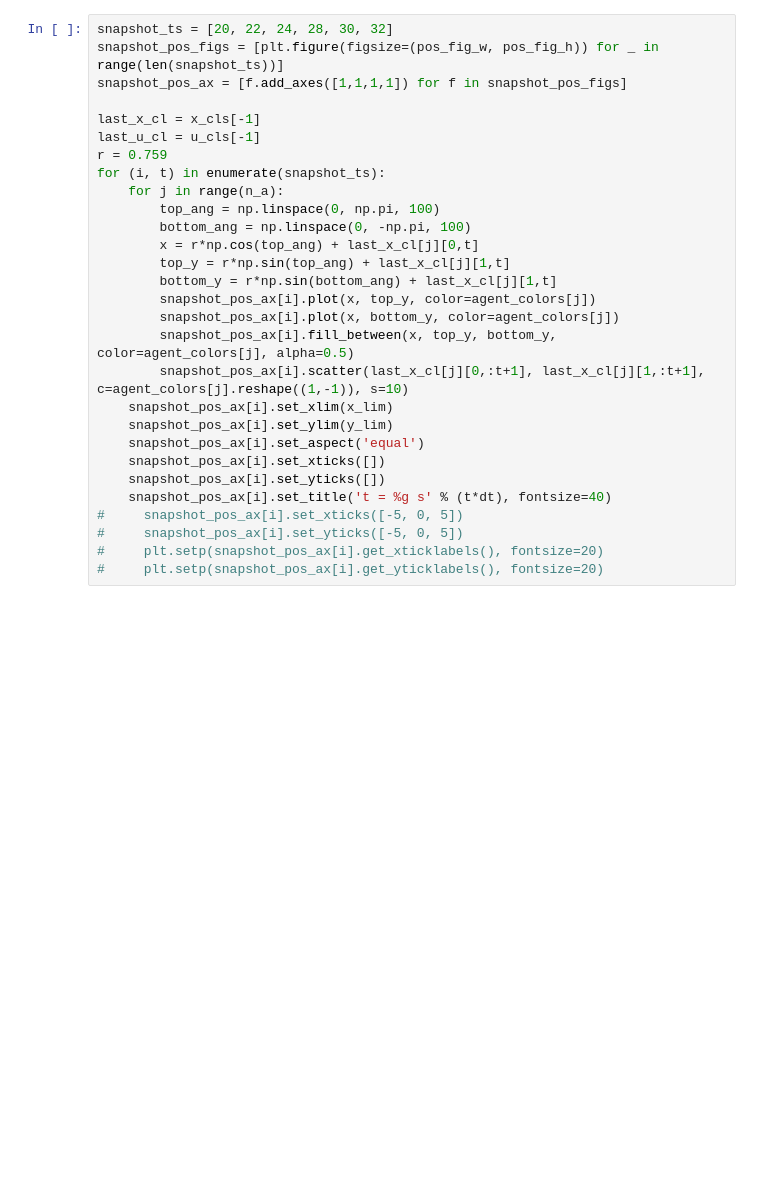
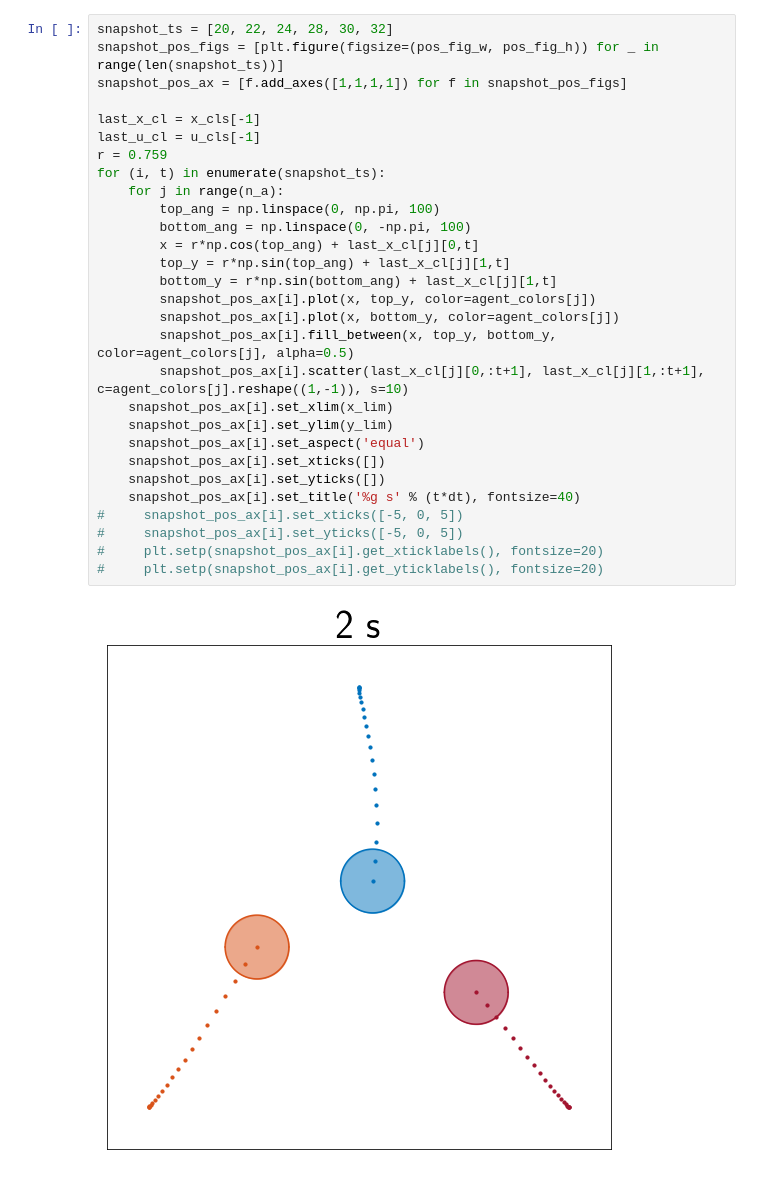
Before and after one commit to zhu-edward/multi-agent-LMPC, a Jupyter notebook: CoopLMPC/3_agent_nl_demo/notebooks/data_analysis.ipynb, the cells around one changed output. Drawn from its saved outputs; the diff is of its cells as text; blank space fills up the shorter version.

```diff
--- a/CoopLMPC/3_agent_nl_demo/notebooks/data_analysis.ipynb
+++ b/CoopLMPC/3_agent_nl_demo/notebooks/data_analysis.ipynb
@@ -249,29 +275,31 @@ plt.setp(all_pos_ax.get_yticklabels(), fontsize=20)
 # %%
 snapshot_ts = [20, 22, 24, 28, 30, 32]
 snapshot_pos_figs = [plt.figure(figsize=(pos_fig_w, pos_fig_h)) for _ in range(len(snapshot_ts))]
 snapshot_pos_ax = [f.add_axes([1,1,1,1]) for f in snapshot_pos_figs]
 
 last_x_cl = x_cls[-1]
 last_u_cl = u_cls[-1]
 r = 0.759
 for (i, t) in enumerate(snapshot_ts):
     for j in range(n_a):
         top_ang = np.linspace(0, np.pi, 100)
         bottom_ang = np.linspace(0, -np.pi, 100)
         x = r*np.cos(top_ang) + last_x_cl[j][0,t]
         top_y = r*np.sin(top_ang) + last_x_cl[j][1,t]
         bottom_y = r*np.sin(bottom_ang) + last_x_cl[j][1,t]
         snapshot_pos_ax[i].plot(x, top_y, color=agent_colors[j])
         snapshot_pos_ax[i].plot(x, bottom_y, color=agent_colors[j])
         snapshot_pos_ax[i].fill_between(x, top_y, bottom_y, color=agent_colors[j], alpha=0.5)
         snapshot_pos_ax[i].scatter(last_x_cl[j][0,:t+1], last_x_cl[j][1,:t+1], c=agent_colors[j].reshape((1,-1)), s=10)
     snapshot_pos_ax[i].set_xlim(x_lim)
     snapshot_pos_ax[i].set_ylim(y_lim)
     snapshot_pos_ax[i].set_aspect('equal')
     snapshot_pos_ax[i].set_xticks([])
     snapshot_pos_ax[i].set_yticks([])
-    snapshot_pos_ax[i].set_title('t = %g s' % (t*dt), fontsize=40)
+    snapshot_pos_ax[i].set_title('%g s' % (t*dt), fontsize=40)
 #     snapshot_pos_ax[i].set_xticks([-5, 0, 5])
 #     snapshot_pos_ax[i].set_yticks([-5, 0, 5])
 #     plt.setp(snapshot_pos_ax[i].get_xticklabels(), fontsize=20)
 #     plt.setp(snapshot_pos_ax[i].get_yticklabels(), fontsize=20)
+# %% [output]
+[figure, added]
```
Also changed, not shown: parts of 10 cells of this notebook.
